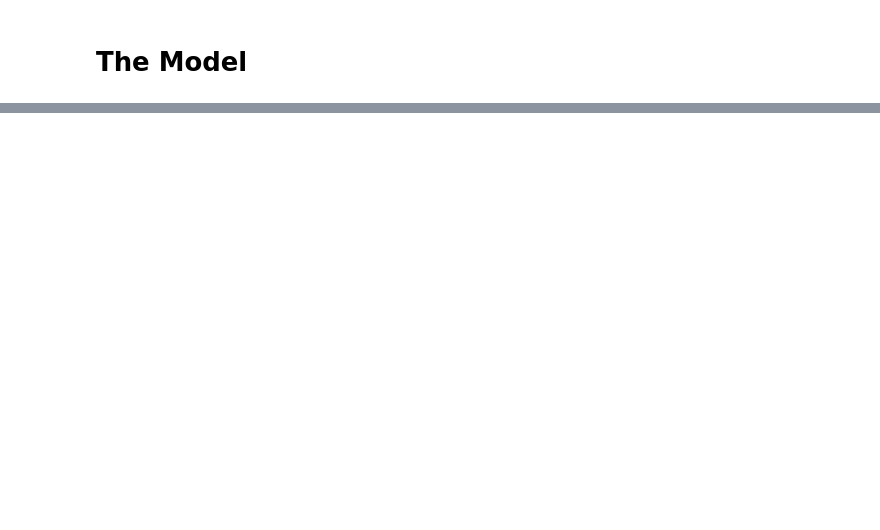
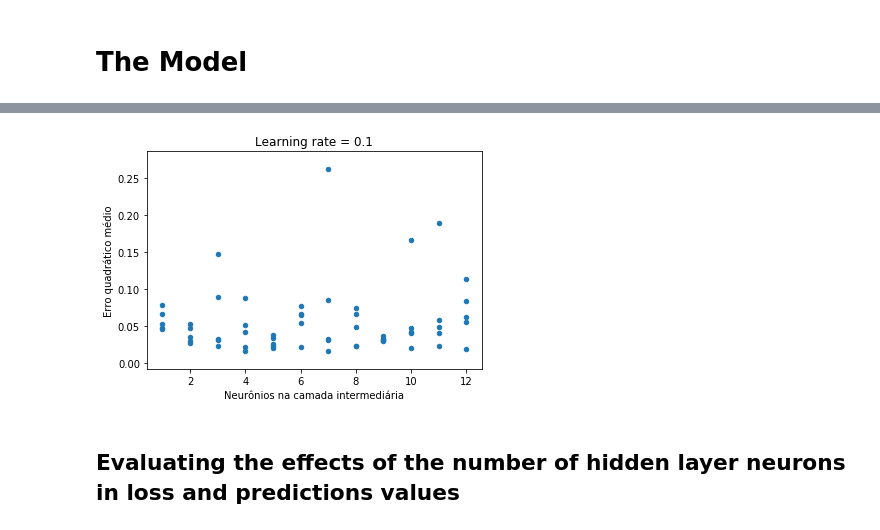
Before and after one commit to paula-aribeiro/senior-thesis, a Jupyter notebook: neural_networks/keras/A3_nn.ipynb, the cells around one changed output, grey strips where cells are left out. Drawn from its saved outputs; the diff is of its cells as text; code cells hidden in the pictures; blank space fills up the shorter version.

```diff
--- a/neural_networks/keras/A3_nn.ipynb
+++ b/neural_networks/keras/A3_nn.ipynb
@@ -158,0 +183,12 @@ X_test.values
+# %%
+test_1 = test_number_of_neurons(12, 'tanh', 0.1, 'mean_squared_error', 100)
+
+test_1.plot(kind='scatter',x='neurons',y='score')
+plt.title('Learning rate = 0.1')
+plt.xlabel('Neurônios na camada intermediária')
+plt.ylabel('Erro quadrático médio')
+plt.savefig('test1')
+# %% [output]
+[figure, added]
+# %% [markdown]
+## Evaluating the effects of the number of hidden layer neurons in loss and predictions values
```
Also changed, not shown: parts of 23 cells of this notebook, 34 other files.
